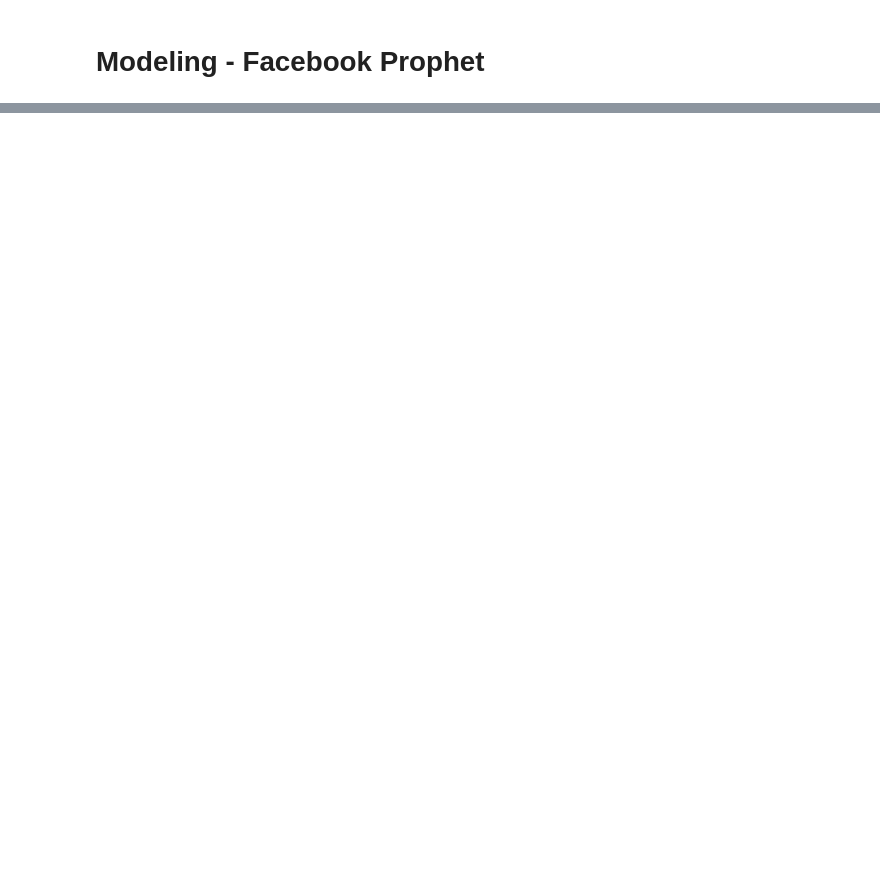
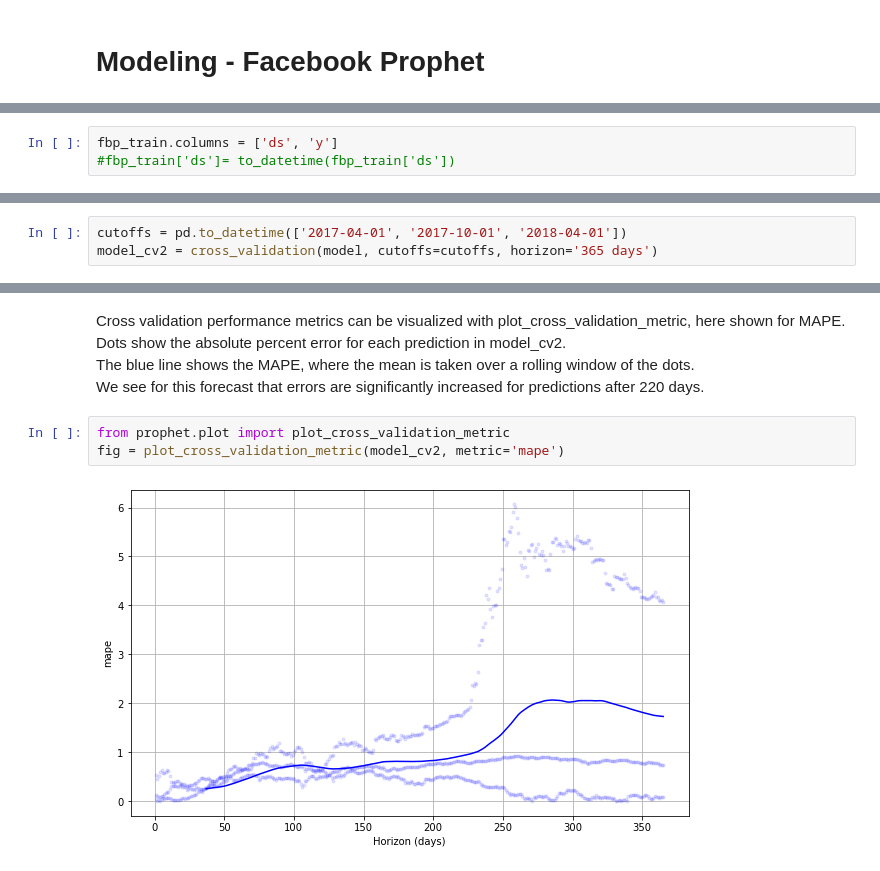
Before and after one commit to aquarius101204/DataScienceCapstoneProjects, a Jupyter notebook: 3rdCapstoneProject_Final/Unit27.1.1_Pre-processing_Work_and_Model_Final.ipynb, the cells around one changed output, grey strips where cells are left out. Saved outputs shown, nothing was run; the diff lists cells and outputs as text; blank space fills up the shorter version.

```diff
--- a/3rdCapstoneProject_Final/Unit27.1.1_Pre-processing_Work_and_Model_Final.ipynb
+++ b/3rdCapstoneProject_Final/Unit27.1.1_Pre-processing_Work_and_Model_Final.ipynb
@@ -524,0 +610,3 @@ ModuleNotFoundError: No module named 'fbprophet'
+# %%
+fbp_train.columns = ['ds', 'y']
+#fbp_train['ds']= to_datetime(fbp_train['ds'])
@@ -524,0 +719,3 @@ ModuleNotFoundError: No module named 'fbprophet'
+# %%
+cutoffs = pd.to_datetime(['2017-04-01', '2017-10-01', '2018-04-01'])
+model_cv2 = cross_validation(model, cutoffs=cutoffs, horizon='365 days')
@@ -524,0 +752,10 @@ ModuleNotFoundError: No module named 'fbprophet'
+# %% [markdown]
+Cross validation performance metrics can be visualized with plot_cross_validation_metric, here shown for MAPE.
+Dots show the absolute percent error for each prediction in model_cv2.
+The blue line shows the MAPE, where the mean is taken over a rolling window of the dots.
+We see for this forecast that errors are significantly increased for predictions after 220 days.
+# %%
+from prophet.plot import plot_cross_validation_metric
+fig = plot_cross_validation_metric(model_cv2, metric='mape')
+# %% [output]
+[figure, added]
```
Also changed, not shown: parts of 65 cells of this notebook.
